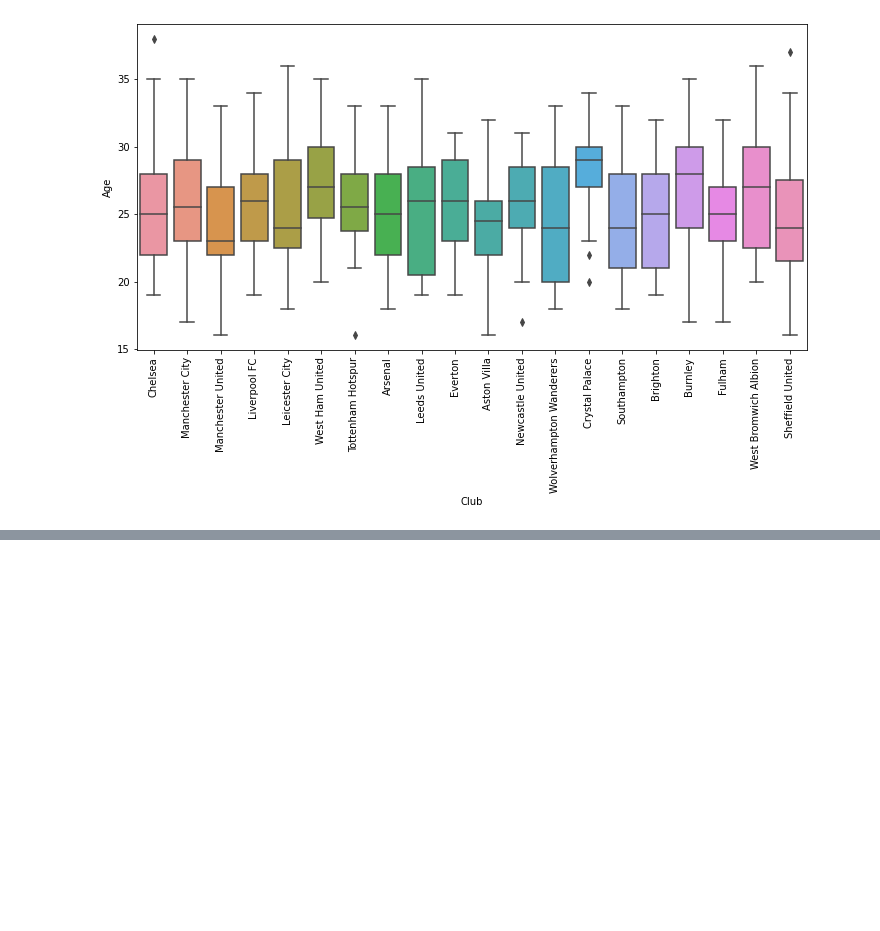
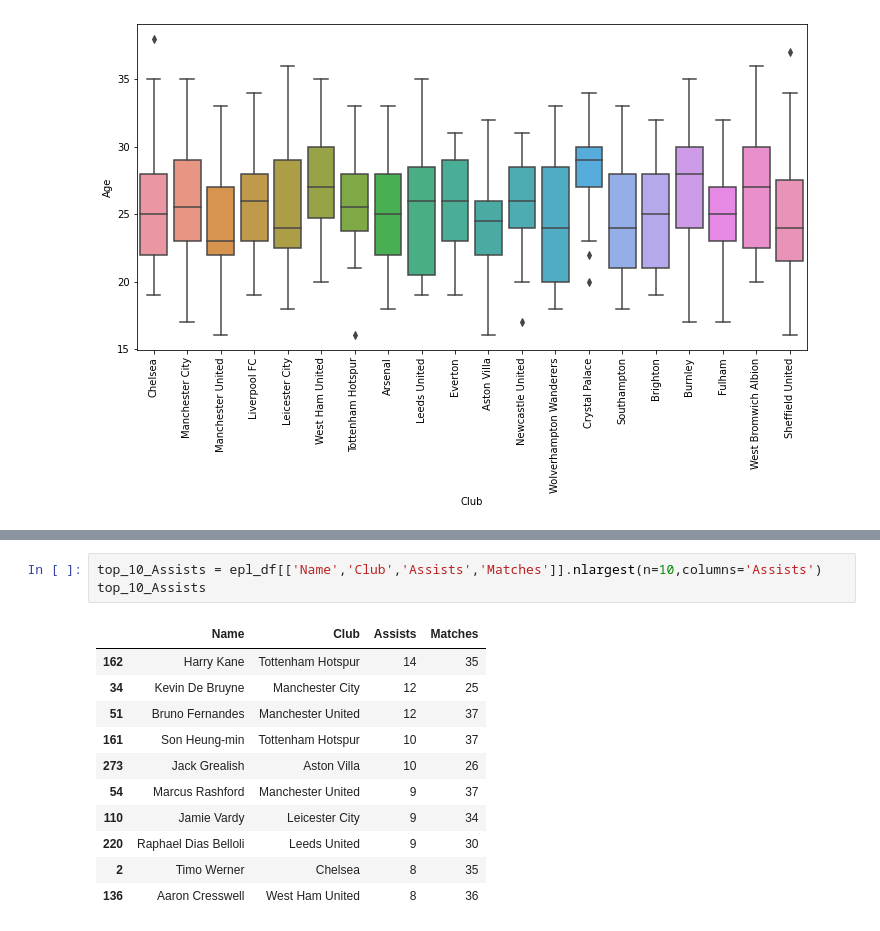
Before and after one commit to Bouaskaoun/football-data-analysis, a Jupyter notebook: main.ipynb, the cells around one changed output, grey strips where cells are left out. Saved outputs shown, nothing was run; the diff lists cells and outputs as text; blank space fills up the shorter version.

```diff
--- a/main.ipynb
+++ b/main.ipynb
@@ -199,0 +234,15 @@ plt.xticks(rotation = 90)
+# %%
+top_10_Assists = epl_df[['Name','Club','Assists','Matches']].nlargest(n=10,columns='Assists')
+top_10_Assists
+# %% [output]
+|  | Name | Club | Assists | Matches |
+| 162 | Harry Kane | Tottenham Hotspur | 14 | 35 |
+| 34 | Kevin De Bruyne | Manchester City | 12 | 25 |
+| 51 | Bruno Fernandes | Manchester United | 12 | 37 |
+| 161 | Son Heung-min | Tottenham Hotspur | 10 | 37 |
+| 273 | Jack Grealish | Aston Villa | 10 | 26 |
+| 54 | Marcus Rashford | Manchester United | 9 | 37 |
+| 110 | Jamie Vardy | Leicester City | 9 | 34 |
+| 220 | Raphael Dias Belloli | Leeds United | 9 | 30 |
+| 2 | Timo Werner | Chelsea | 8 | 35 |
+| 136 | Aaron Cresswell | West Ham United | 8 | 36 |
```
Also changed, not shown: parts of 7 cells of this notebook.
